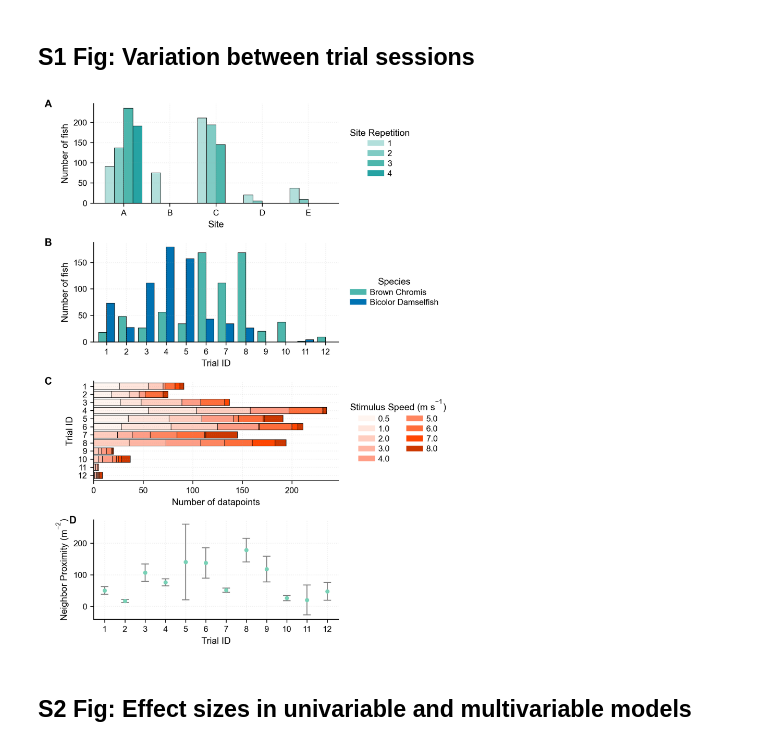
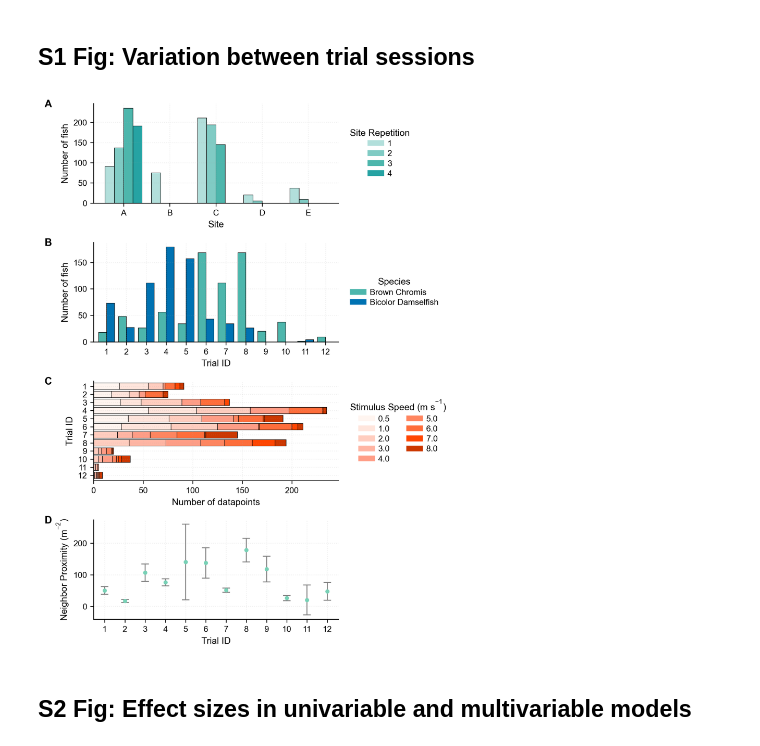
Before and after one commit to saralneven/InitialResponders, a Jupyter notebook: notebooks/09_figures.ipynb, the cells around one changed output. Saved outputs shown, nothing was run; the diff lists cells and outputs as text; code cells hidden in the pictures.

Commit message:
Small change in figure panel layout

```diff
--- a/notebooks/09_figures.ipynb
+++ b/notebooks/09_figures.ipynb
@@ -397,35 +397,35 @@ loom_pivot.plot(kind='barh', stacked=True, ax=ax[2], width=0.8,
                 edgecolor='black', linewidth=0.5, color=colors_loom)
 ax[2].set_xlabel('Number of datapoints')
 ax[2].set_ylabel('Trial ID')
 ax[2].legend(handles=legend_C, title=r'Stimulus Speed (m s$^{-1}$)',
              frameon=False, loc='center left', bbox_to_anchor=(1.02, 0.5), ncol=2)
 add_panel_label(ax[2], 'C', x=-0.2)
 ax[2].invert_yaxis()
 
 # Panel D: neighbour proximity per trial (mean ± 95% CI)
 ld_stats = (dataframe_stimulus
             .groupby('Dep_ID')['Neighbor_Proximity']
             .agg(['mean', 'count', 'std'])
             .reset_index())
 ld_stats['ci95'] = (ld_stats['std'] / np.sqrt(ld_stats['count'])
                     * stats.t.ppf(0.975, df=ld_stats['count'] - 1))
 ax[3].errorbar(x=ld_stats['Dep_ID'], y=ld_stats['mean'], yerr=ld_stats['ci95'],
                fmt='o', capsize=4, linestyle='None', markersize=3.5,
                color=colors_figures['Seafoam Blue'], ecolor='gray', elinewidth=1)
 ax[3].set_ylabel(r'Neighbor Proximity (m$^{-2}$)')
 ax[3].set_xlabel('Trial ID')
 ax[3].set_xticks(ld_stats['Dep_ID'])
 ax[3].set_xticklabels(ld_stats['Dep_ID'], rotation=0)
-add_panel_label(ax[3], 'D', x=-0.1)
+add_panel_label(ax[3], 'D', x=-0.2)
 
 plt.tight_layout(pad=1.0)
 plt.savefig(f'{figures_dir}/FigS1.pdf', bbox_inches='tight')
 plt.savefig(f'{figures_dir}/FigS1.tiff', dpi=300, format='tiff', bbox_inches='tight',
             pil_kwargs={'compression': 'tiff_lzw'})
 plt.savefig(f'{figures_dir}/FigS1.png', dpi=300, bbox_inches='tight')
 plt.show()
 # %% [output]
-[figure, old version]
+[figure, new version]
 # %% [markdown]
 ## S2 Fig: Effect sizes in univariable and multivariable models
 # %%
```
Also changed, not shown: 8 other files.
